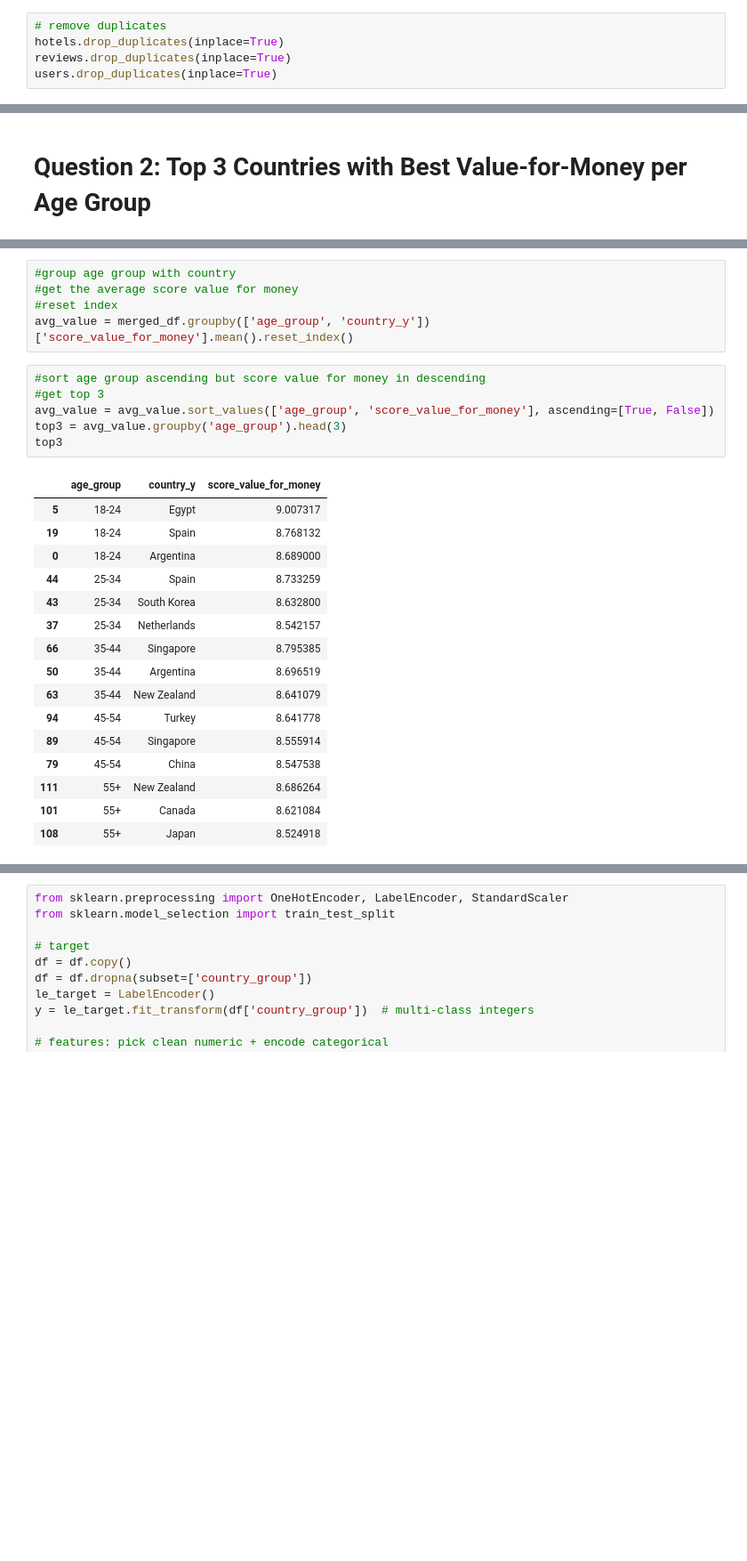
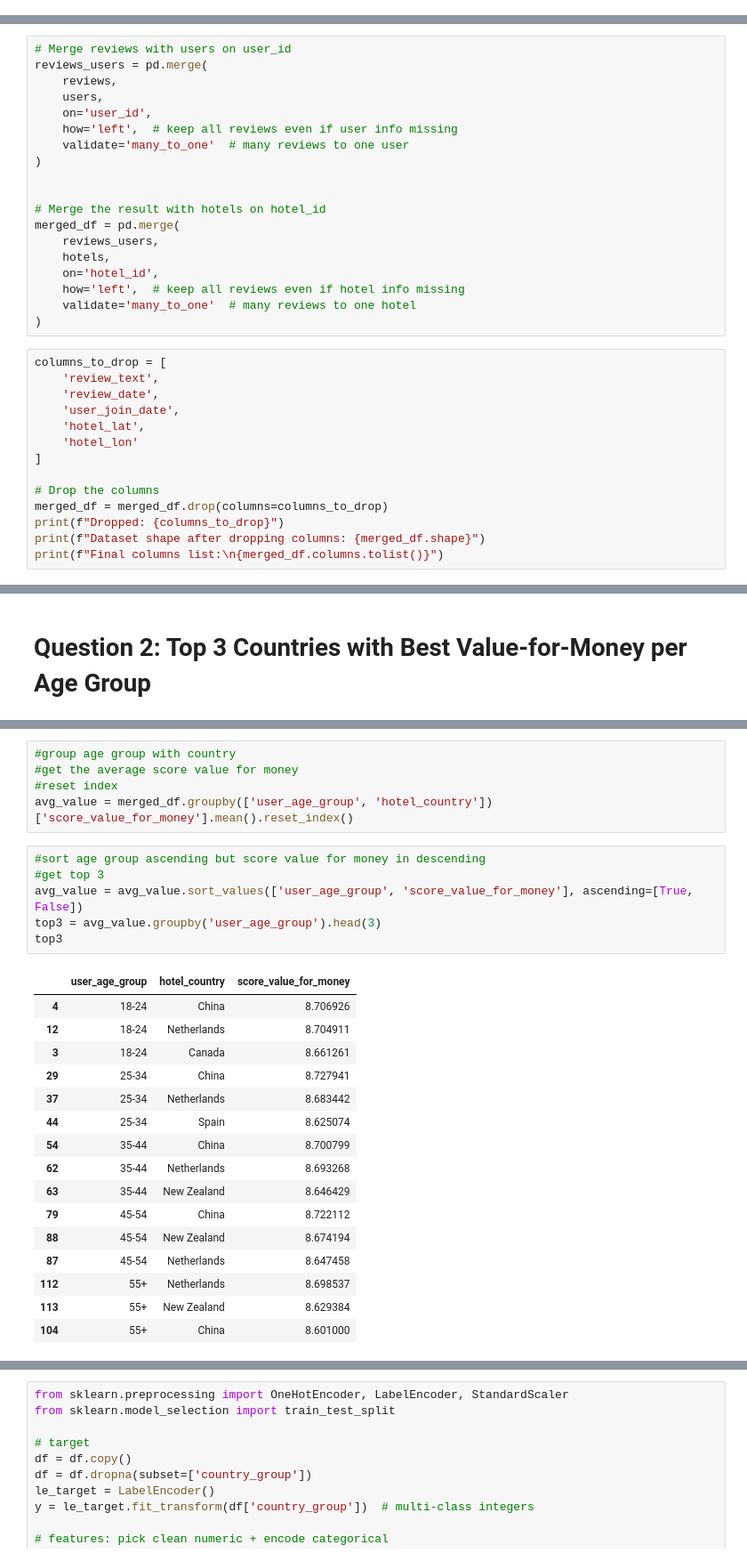
Before and after one commit to helguindy/hotel-booking-analytics, a Jupyter notebook: notebooks/demiana.ipynb, the cells around one changed output, grey strips where cells are left out. Shown at 89% size. Cells and saved outputs as stored; diff of their text form; blank space fills up the shorter version.

```diff
--- a/notebooks/demiana.ipynb
+++ b/notebooks/demiana.ipynb
@@ -29,5 +5,0 @@ dtype: int64
-# %%
-# remove duplicates
-hotels.drop_duplicates(inplace=True)
-reviews.drop_duplicates(inplace=True)
-users.drop_duplicates(inplace=True)
@@ -110,0 +85,33 @@ merged_df[['country_y', 'country_group']].head()
+# %%
+# Merge reviews with users on user_id
+reviews_users = pd.merge(
+    reviews,
+    users,
+    on='user_id',
+    how='left',  # keep all reviews even if user info missing
+    validate='many_to_one'  # many reviews to one user
+)
+
+
+# Merge the result with hotels on hotel_id
+merged_df = pd.merge(
+    reviews_users,
+    hotels,
+    on='hotel_id',
+    how='left',  # keep all reviews even if hotel info missing
+    validate='many_to_one'  # many reviews to one hotel
+)
+# %%
+columns_to_drop = [
+    'review_text',
+    'review_date',
+    'user_join_date',
+    'hotel_lat',
+    'hotel_lon'
+]
+
+# Drop the columns
+merged_df = merged_df.drop(columns=columns_to_drop)
+print(f"Dropped: {columns_to_drop}")
+print(f"Dataset shape after dropping columns: {merged_df.shape}")
+print(f"Final columns list:\n{merged_df.columns.tolist()}")
@@ -188,27 +209,27 @@ print(merged_df['age_group'].unique())
 #group age group with country
 #get the average score value for money
 #reset index
-avg_value = merged_df.groupby(['age_group', 'country_y'])['score_value_for_money'].mean().reset_index()
+avg_value = merged_df.groupby(['user_age_group', 'hotel_country'])['score_value_for_money'].mean().reset_index()
 # %%
 #sort age group ascending but score value for money in descending
 #get top 3
-avg_value = avg_value.sort_values(['age_group', 'score_value_for_money'], ascending=[True, False])
-top3 = avg_value.groupby('age_group').head(3)
+avg_value = avg_value.sort_values(['user_age_group', 'score_value_for_money'], ascending=[True, False])
+top3 = avg_value.groupby('user_age_group').head(3)
 top3
 # %% [output]
-|  | age_group | country_y | score_value_for_money |
-| 5 | 18-24 | Egypt | 9.007317 |
-| 19 | 18-24 | Spain | 8.768132 |
-| 0 | 18-24 | Argentina | 8.689000 |
-| 44 | 25-34 | Spain | 8.733259 |
-| 43 | 25-34 | South Korea | 8.632800 |
-| 37 | 25-34 | Netherlands | 8.542157 |
-| 66 | 35-44 | Singapore | 8.795385 |
-| 50 | 35-44 | Argentina | 8.696519 |
-| 63 | 35-44 | New Zealand | 8.641079 |
-| 94 | 45-54 | Turkey | 8.641778 |
-| 89 | 45-54 | Singapore | 8.555914 |
-| 79 | 45-54 | China | 8.547538 |
-| 111 | 55+ | New Zealand | 8.686264 |
-| 101 | 55+ | Canada | 8.621084 |
-| 108 | 55+ | Japan | 8.524918 |
+|  | user_age_group | hotel_country | score_value_for_money |
+| 4 | 18-24 | China | 8.706926 |
+| 12 | 18-24 | Netherlands | 8.704911 |
+| 3 | 18-24 | Canada | 8.661261 |
+| 29 | 25-34 | China | 8.727941 |
+| 37 | 25-34 | Netherlands | 8.683442 |
+| 44 | 25-34 | Spain | 8.625074 |
+| 54 | 35-44 | China | 8.700799 |
+| 62 | 35-44 | Netherlands | 8.693268 |
+| 63 | 35-44 | New Zealand | 8.646429 |
+| 79 | 45-54 | China | 8.722112 |
+| 88 | 45-54 | New Zealand | 8.674194 |
+| 87 | 45-54 | Netherlands | 8.647458 |
+| 112 | 55+ | Netherlands | 8.698537 |
+| 113 | 55+ | New Zealand | 8.629384 |
+| 104 | 55+ | China | 8.601000 |
```
Also changed, not shown: parts of 52 cells of this notebook.
